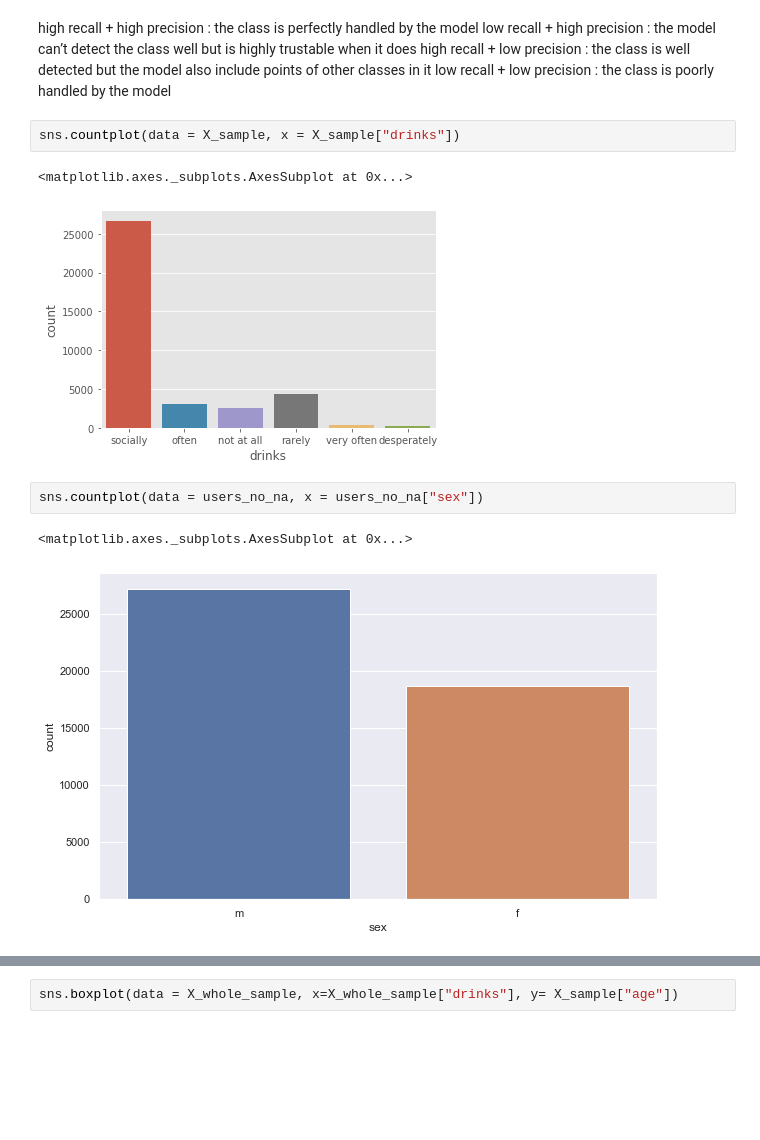
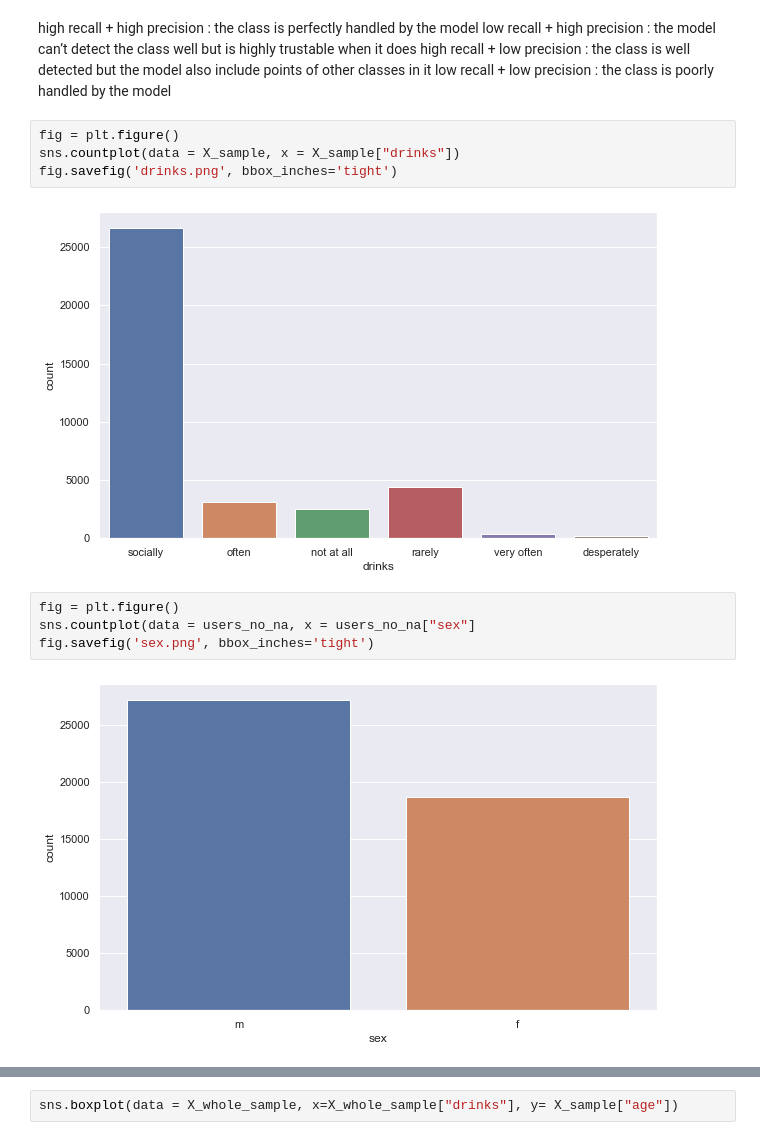
Before and after one commit to shwetasharmaeco/dating_app_predictions, a Jupyter notebook: dating.ipynb, the cells around one changed output, grey strips where cells are left out. Saved outputs shown, nothing was run; the diff lists cells and outputs as text; blank space fills up the shorter version.

```diff
--- a/dating.ipynb
+++ b/dating.ipynb
@@ -121,13 +127,15 @@ low recall + high precision : the model can’t detect the class well but is hig
 high recall + low precision : the class is well detected but the model also include points of other classes in it
 low recall + low precision : the class is poorly handled by the model
 # %%
+fig = plt.figure()
 sns.countplot(data = X_sample, x = X_sample["drinks"])
+fig.savefig('drinks.png', bbox_inches='tight')
 # %% [output]
-<matplotlib.axes._subplots.AxesSubplot at 0x...>
-[figure, old version]
+[figure, new version]
 # %%
-sns.countplot(data = users_no_na, x = users_no_na["sex"])
+fig = plt.figure()
+sns.countplot(data = users_no_na, x = users_no_na["sex"]
+fig.savefig('sex.png', bbox_inches='tight')
 # %% [output]
-<matplotlib.axes._subplots.AxesSubplot at 0x...>
 [figure]
 # %%
```
Also changed, not shown: parts of 5 cells of this notebook, 8 other files.
